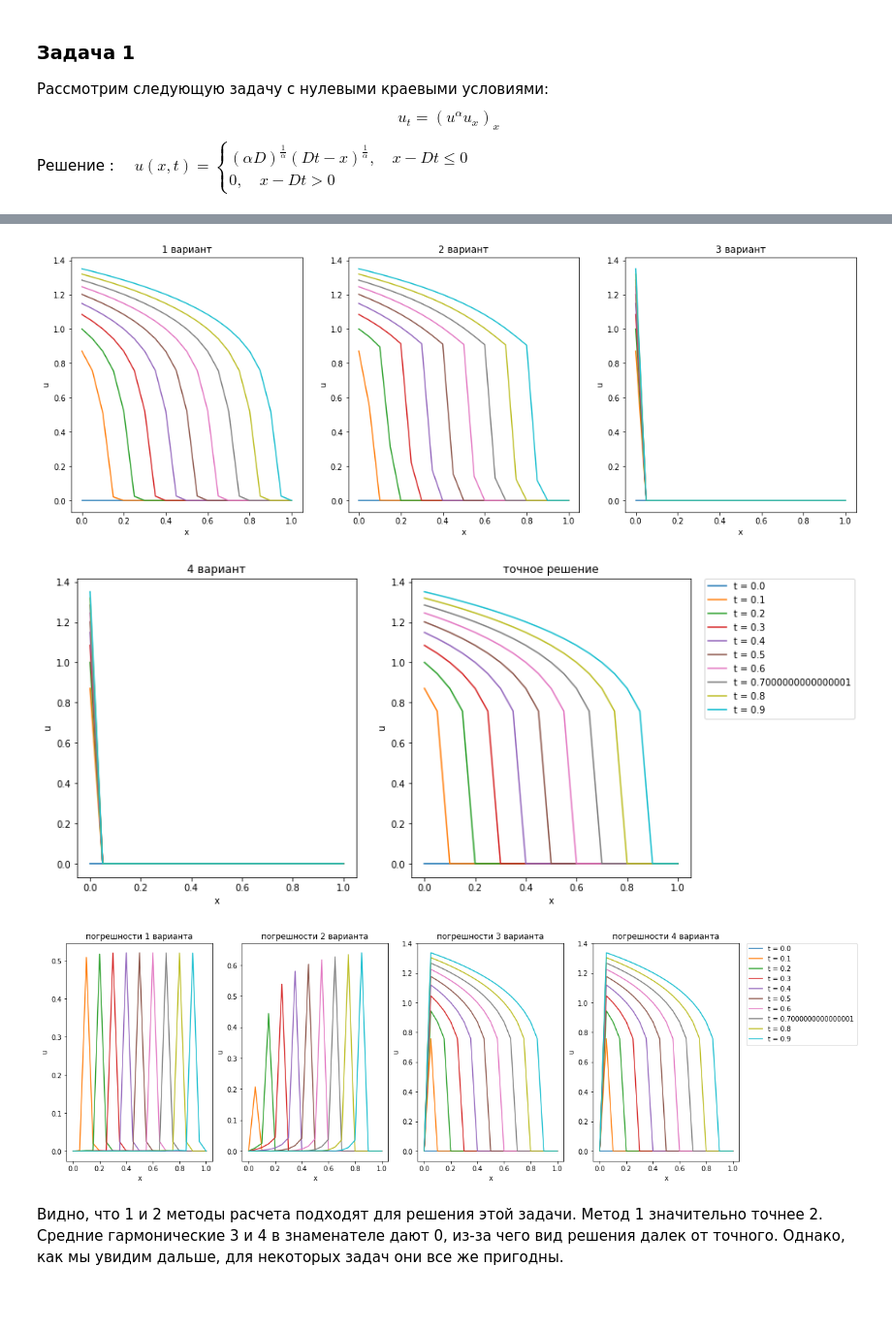
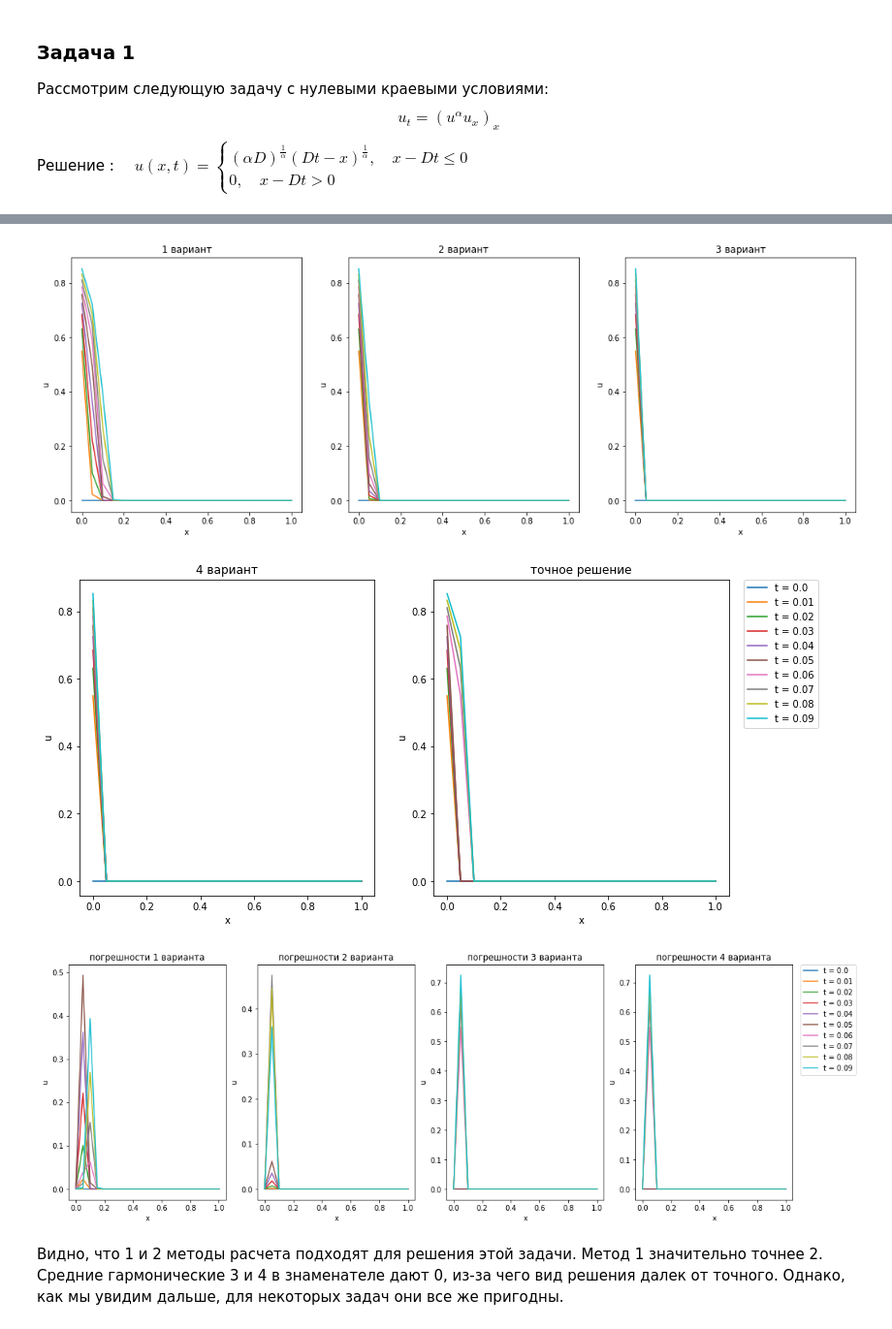
Before and after one commit to vladislav1q/computational_mathematics, a Jupyter notebook: final_project/project.ipynb, the cells around one changed output, grey strips where cells are left out. Shown at 97% size. Drawn from its saved outputs; the diff is of its cells as text; code cells hidden in the pictures; blank space fills up the shorter version.

```diff
--- a/final_project/project.ipynb
+++ b/final_project/project.ipynb
@@ -497,7 +499,7 @@ x_step = 0.05
 x_n = int((x_right-x_left)/x_step)
 
 t_left = 0
-t_right = 1
+t_right = 0.1
 t_step = 0.001
 t_n = int((t_right-t_left)/t_step)
 
@@ -508,7 +510,7 @@ alpha2 = 0.0
 beta1 = 1.0
 beta2 = 1.0
 D = 1
-front_frequency = 100
+front_frequency = 10
 def f1(t):
     return (alpha*D**2*t)**(1/alpha)
 def f2(t):
@@ -561,6 +563,6 @@ plt.show()
-[figure, old version]
+[figure, new version]
-[figure, old version]
+[figure, new version]
-[figure, old version]
+[figure, new version]
 # %% [markdown]
 Видно, что 1 и 2 методы расчета подходят для решения этой задачи. Метод 1 значительно точнее 2. Средние гармонические 3 и 4 в знаменателе дают 0, из-за чего вид решения далек от точного. Однако, как мы увидим дальше, для некоторых задач они все же пригодны.
 # %% [markdown]
```
Also changed, not shown: parts of 4 cells of this notebook, 22 other files.
